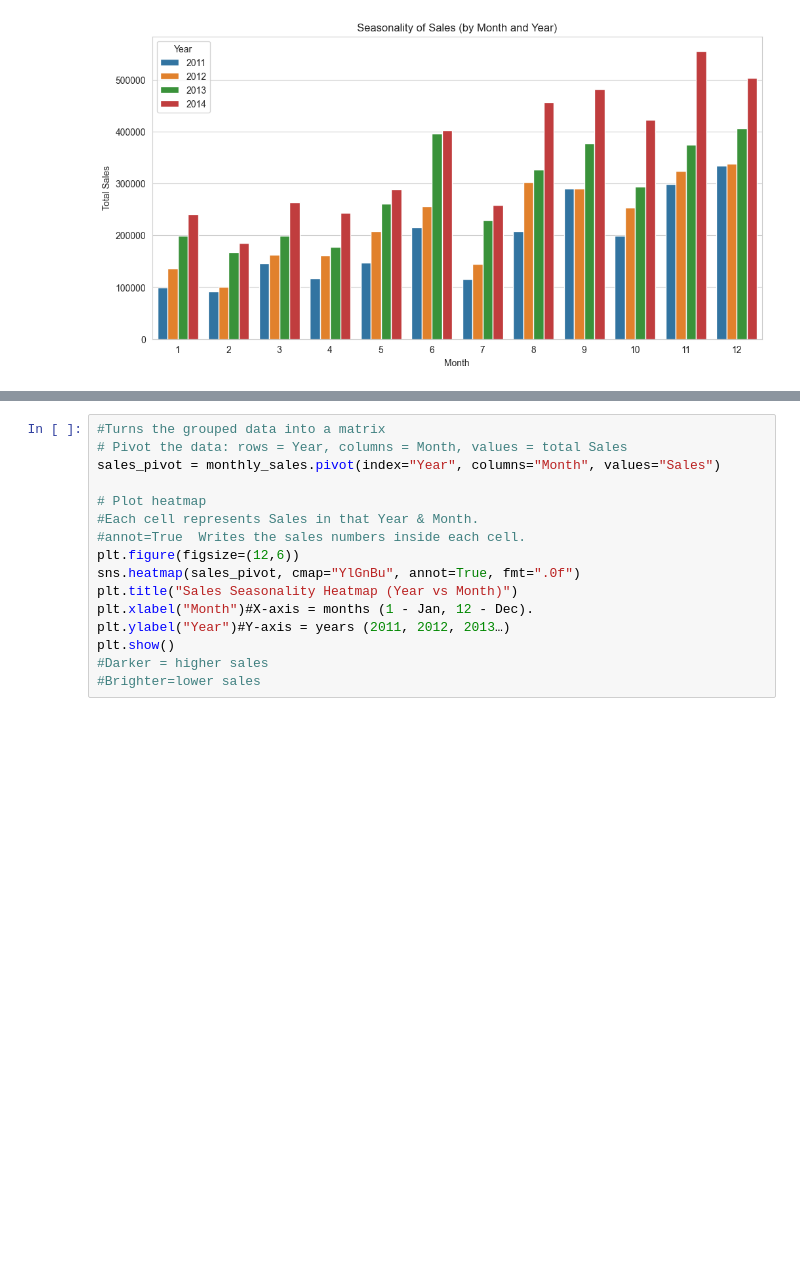
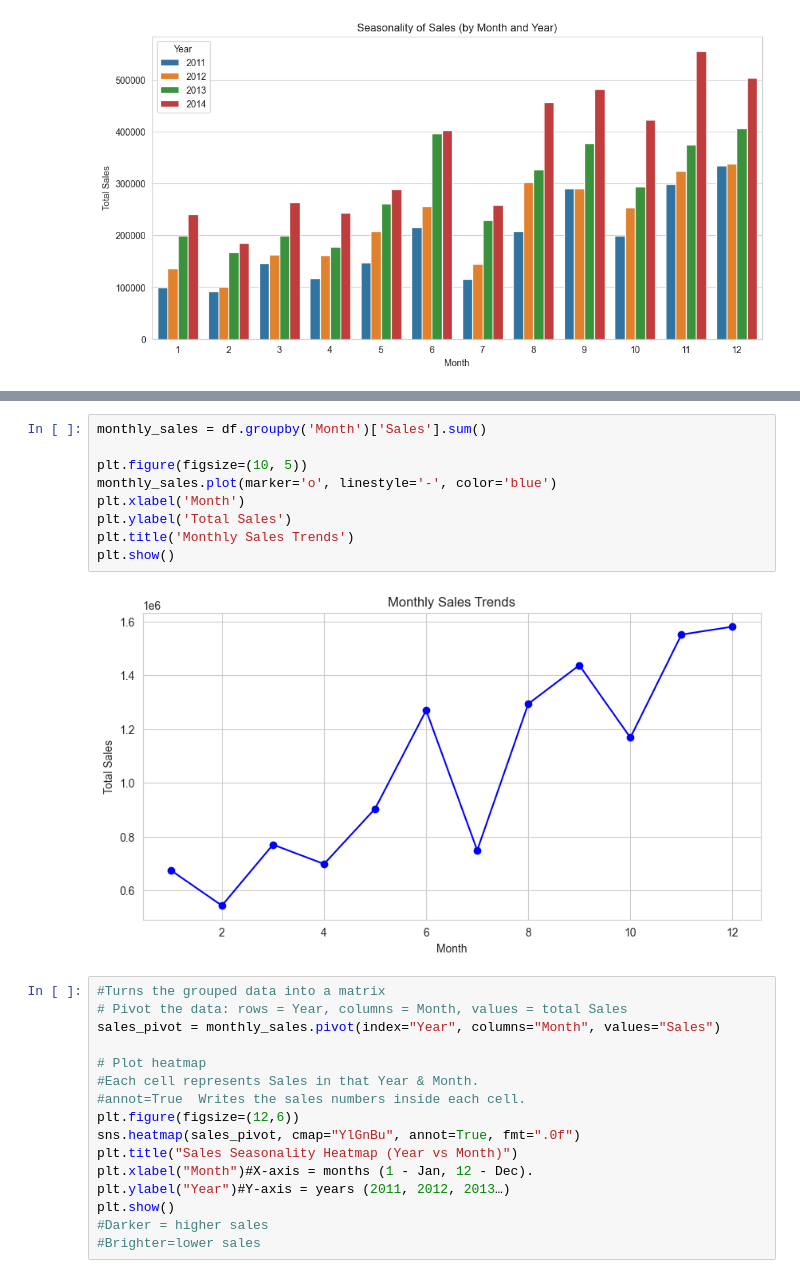
Before and after one commit to Mo-Ayman2004/project-, a Jupyter notebook: data exploration (1).ipynb, the cells around one changed output, grey strips where cells are left out. Saved outputs shown, nothing was run; the diff lists cells and outputs as text; blank space fills up the shorter version.

```diff
--- a/data exploration (1).ipynb
+++ b/data exploration (1).ipynb
@@ -135,3 +315,14 @@ plt.show()
+# %%
+monthly_sales = df.groupby('Month')['Sales'].sum()
+
+plt.figure(figsize=(10, 5))
+monthly_sales.plot(marker='o', linestyle='-', color='blue')
+plt.xlabel('Month')
+plt.ylabel('Total Sales')
+plt.title('Monthly Sales Trends')
+plt.show()
+# %% [output]
+[figure, added]
 # %%
 #Turns the grouped data into a matrix
 # Pivot the data: rows = Year, columns = Month, values = total Sales
```
Also changed, not shown: parts of 37 cells of this notebook.
